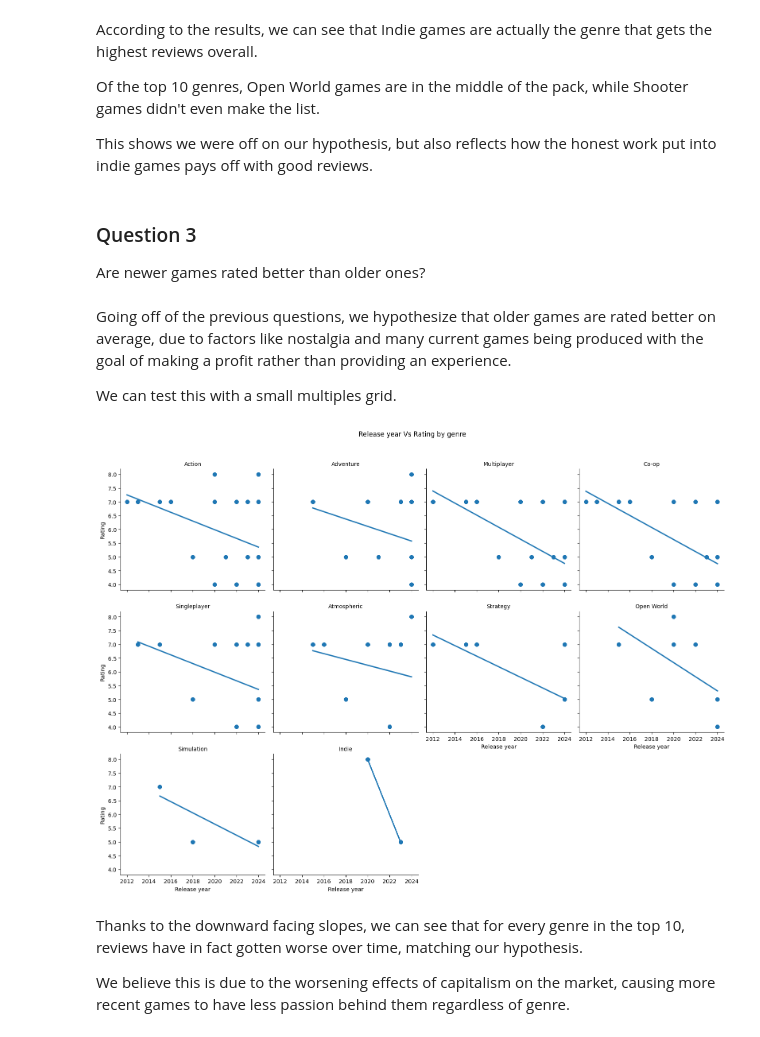
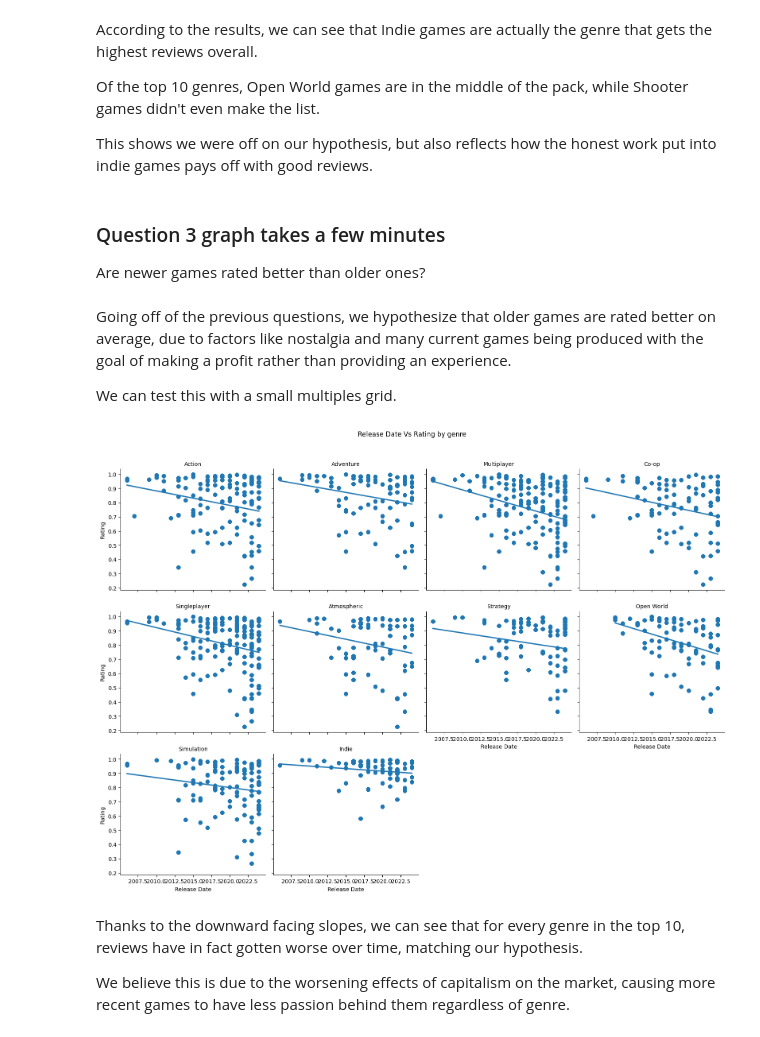
Before and after one commit to sjsu-cs133-f25/gamers-steamreviews-games, a Jupyter notebook: notebooks/02_visual_analytics.ipynb, the cells around one changed output. Saved outputs shown, nothing was run; the diff lists cells and outputs as text; code cells hidden in the pictures.

```diff
--- a/notebooks/02_visual_analytics.ipynb
+++ b/notebooks/02_visual_analytics.ipynb
@@ -149,6 +136,0 @@ We can combine the review dataset and game metadata dataset to enrich each revie
-# %%
-steamdataset = pd.merge(steamreviews, gamemetadata, left_on='game_name', right_on='name', how='left') ## This is like a join in SQL, so we join based on the game name
-steamdataset.drop(columns=['name'], inplace=True) # don't need 2 names :)
-steamdataset["release_date"] = pd.to_datetime(steamdataset["release_date"], errors="coerce")
-steamdataset["release_year"] = steamdataset["release_date"].dt.year
-steamdataset
@@ -169,3 +137,6 @@ steamdataset
+# %%
+steamdataset["release_date"] = pd.to_datetime(steamdataset["release_date"])
+steamdataset["date"] = pd.to_datetime(steamdataset["date"])
 # %% [markdown]
 # Hypotheses
 # %% [markdown]
@@ -178,27 +154,13 @@ It makes sense to assume that a well received game will have longer player reten
 # %%
-rating_map = { #maps values to the various steam ratings for use in graphing relations
-    "Overwhelmingly Negative": 0,
-    "Very Negative": 1,
-    "Negative": 2,
-    "Mostly Negative": 3,
-    "Mixed": 4,
-    "Mostly Positive": 5,
-    "Positive": 6,
-    "Very Positive": 7,
-    "Overwhelmingly Positive": 8
-}
-steamdataset["rating_score"] = steamdataset["overall_player_rating"].map(rating_map)
-
-
-sns.catplot(data=steamdataset.head(5000000),
+sns.catplot(data=steamdataset,
             x="overall_player_rating",
             y="hours_played",
             kind="box",
             height=6,
             aspect=2)
 
-plt.title("Hours played vs overall rating")
+plt.title("Hours Played vs Overall Rating (Log Scale)")
 plt.xlabel("Player Rating")
-plt.ylabel("Hours Played")
+plt.ylabel("Hours Played (log scale)")
 plt.show()
 # %% [output]
@@ -247,7 +234,7 @@ Of the top 10 genres, Open World games are in the middle of the pack, while Shoo
 
 This shows we were off on our hypothesis, but also reflects how the honest work put into indie games pays off with good reviews.
 # %% [markdown]
-### Question 3
+### Question 3 graph takes a few minutes
 Are newer games rated better than older ones?
 # %% [markdown]
 Going off of the previous questions, we hypothesize that older games are rated better on average, due to factors like nostalgia and many current games being produced with the goal of making a profit rather than providing an experience.
@@ -255,24 +242,25 @@ Going off of the previous questions, we hypothesize that older games are rated b
 We can test this with a small multiples grid.
 # %%
 top_genre_df = exploded[exploded["genres"].isin(top_genres)].copy()
+top_genre_df["release_year"] = top_genre_df["release_date"].dt.year
 
 g = sns.lmplot(
-    data=top_genre_df.head(500000),
+    data=top_genre_df,
     x="release_year",
-    y="rating_score",
+    y="rec_ratio",
     col="genres",
     col_wrap=4,
     scatter_kws={'alpha': 0.3},
     height=4
 )
 
-g.set_axis_labels("Release year", "Rating")
+g.set_axis_labels("Release Date", "Rating")
 g.set_titles(col_template="{col_name}")
 g.figure.subplots_adjust(top=0.9)
-g.figure.suptitle("Release year Vs Rating by genre")
+g.figure.suptitle("Release Date Vs Rating by genre")
 plt.show()
 # %% [output]
-[figure, old version]
+[figure, new version]
 # %% [markdown]
 Thanks to the downward facing slopes, we can see that for every genre in the top 10, reviews have in fact gotten worse over time, matching our hypothesis.
 
```
Also changed, not shown: parts of 12 cells of this notebook.
